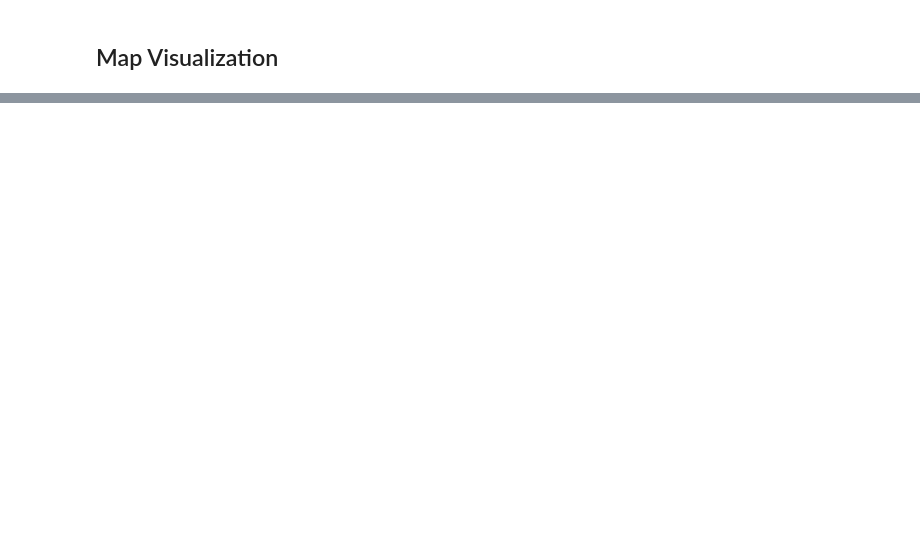
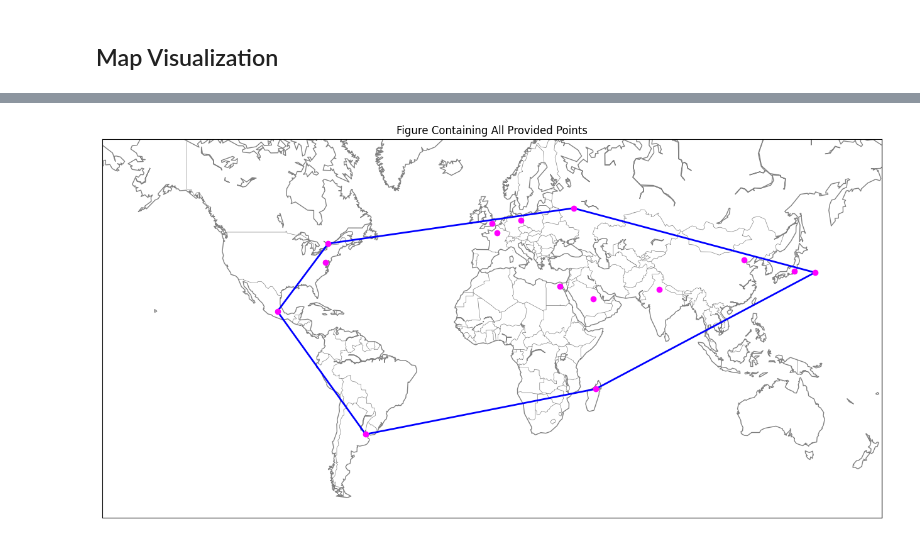
Before and after one commit to mweglowski/geo_circuit_calculation, a Jupyter notebook: main.ipynb, the cells around one changed output, grey strips where cells are left out. Drawn from its saved outputs; the diff is of its cells as text; code cells hidden in the pictures; blank space fills up the shorter version.

```diff
--- a/main.ipynb
+++ b/main.ipynb
@@ -117 +156,25 @@ def convert_coordinate(coord: str) -> float:
+# %%
+# Extracting vertices function
+def get_vertices(points: list[tuple[float, float]]) -> list[int]:
+    """
+    Function responsible for calculating vertices of a figure which contains all the points provided.
+
+    Args:
+        points (list[tuple[float, float]]): List of points which contains latitude, longitude.
+    Returns:
+        vertices (list[int]): List of indexes of points which are vertices of a figure.
+    """
+
+    # Computing projected points
+    projected_points = [project_coordinates(latitude, longitude) for latitude, longitude in points]
+
+    # Calculating vertices of convex hull
+    hull = ConvexHull(projected_points)
+    vertices = hull.vertices
+
+    # Ensuring the vertices list is closed by appending the start vertex at the end since we have to perform the last distance compution using the first point
+    vertices = np.append(vertices, vertices[0])
+
+    # Returning result
+    return vertices
 # %%
@@ -292,8 +417,7 @@ rows
 # %% [markdown]
 ## Retrieving Necessary Data
 # %%
-# Executing a query for selecting necessary values for future visualization
-points = cursor.execute('SELECT latitude, longitude, height FROM points').fetchall()
+# Executing a queries for selecting necessary values for future visualizations and calculations
+points_with_names = cursor.execute('SELECT name, latitude, longitude FROM points').fetchall()
 
-# Show fetched values
-points
+points_without_names = cursor.execute('SELECT latitude, longitude FROM points').fetchall()
@@ -359,0 +439,5 @@ visualize_points(points)
+# %%
+# Visualizing figure that includes all points
+visualize_figure(points_without_names)
+# %% [output]
+[figure, added]
```
Also changed, not shown: parts of 16 cells of this notebook, 2 other files.
